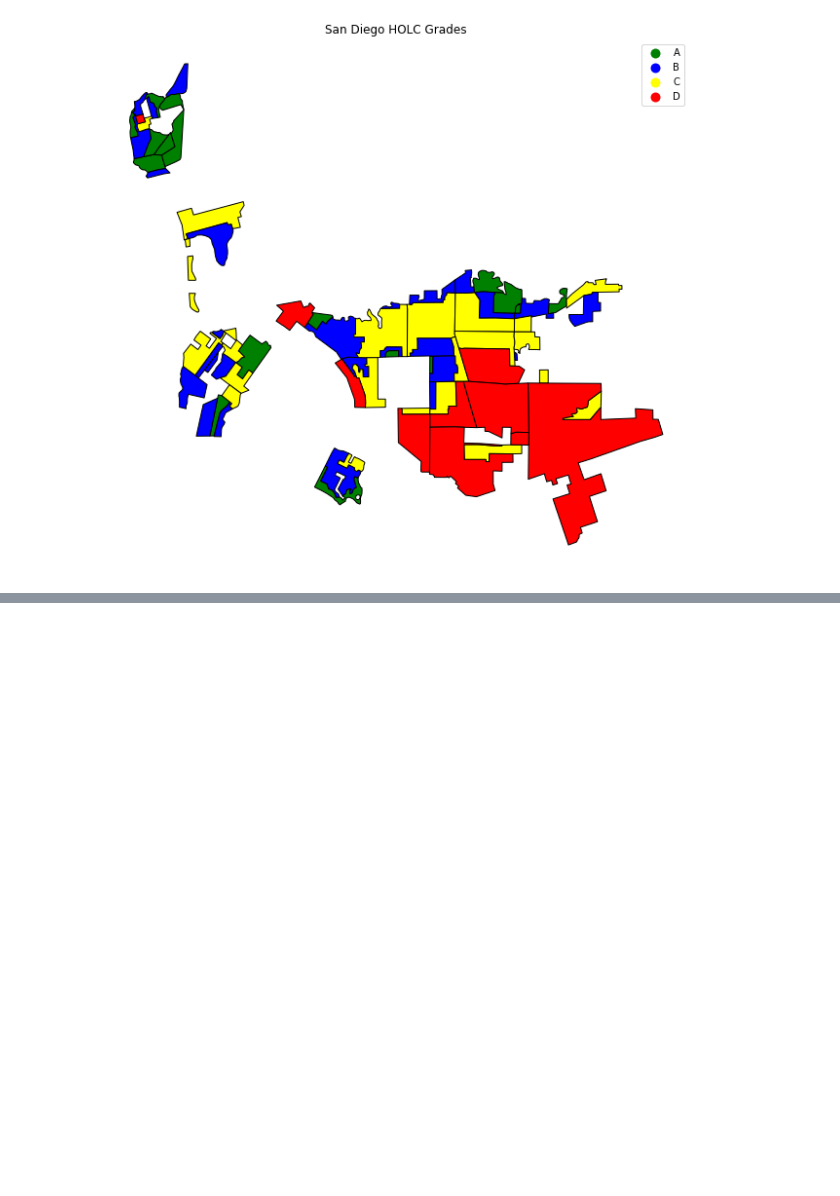
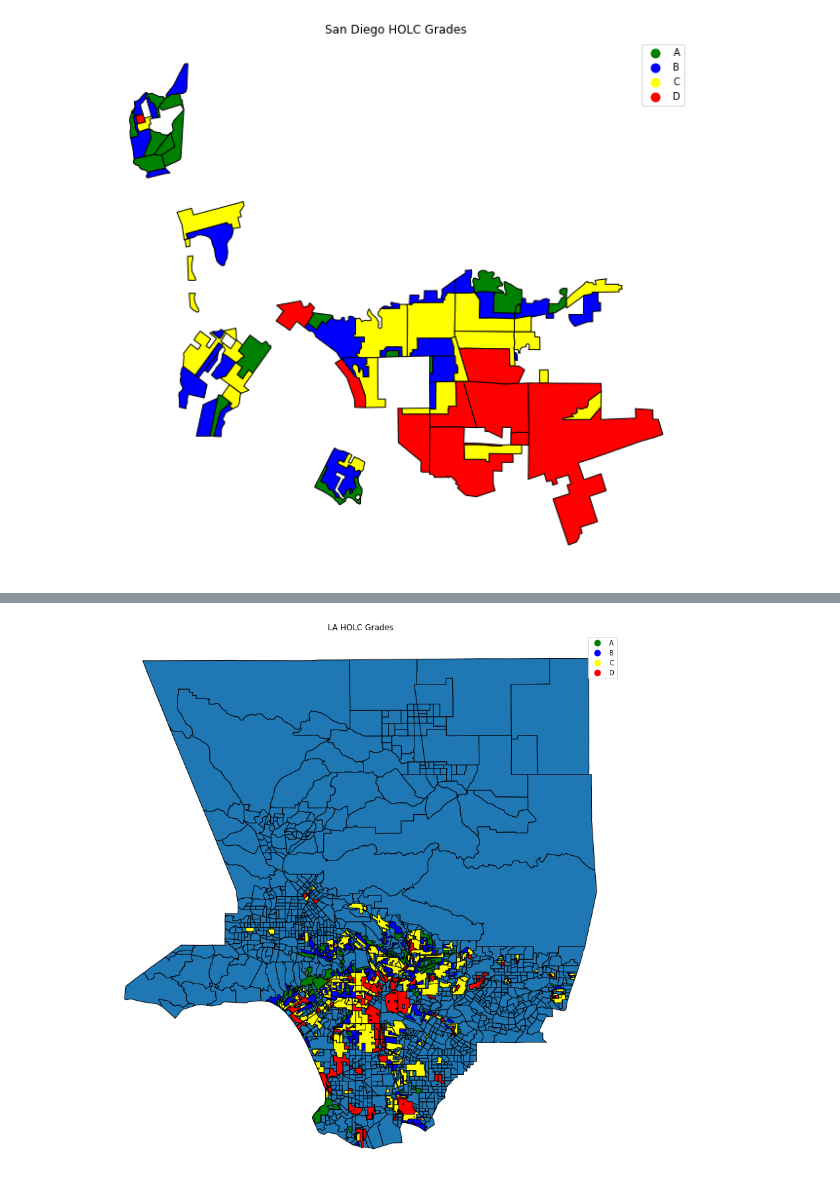
Before and after one commit to ds-modules/espm-c167, a Jupyter notebook: Lab2-Draft/Rebekah-Soc88/HOLC_espm.ipynb, the cells around one changed output, grey strips where cells are left out. Drawn from its saved outputs; the diff is of its cells as text; code cells hidden in the pictures; blank space fills up the shorter version.

Commit message:
county_overlaid

```diff
--- a/Lab2-Draft/Rebekah-Soc88/HOLC_espm.ipynb
+++ b/Lab2-Draft/Rebekah-Soc88/HOLC_espm.ipynb
@@ -113,0 +119,3 @@ plt.axis('off');
+# %%
+census2000 = gpd.read_file("census2000")
+census2000.head()
@@ -113,0 +129,19 @@ plt.axis('off');
+# %%
+la_county = census2000[census2000['COUNTY']=='037']
+
+geometries_str = la_county['geometry'].apply(lambda x: x.wkt).values
+n = la_county[['33.4' not in i for i in geometries_str]]
+
+geometries_str2 = n['geometry'].apply(lambda x: x.wkt).values
+n2 = n[['33.3' not in i for i in geometries_str2]]
+
+geometries_str3 = n2['geometry'].apply(lambda x: x.wkt).values
+n3 = n2[['32.9' not in i for i in geometries_str3]]
+# %%
+base = n3.plot(figsize=(15, 15))
+holc_cmap = ListedColormap(['green', 'blue', 'yellow', 'red'], name='holc_colors')
+la_import.plot(ax= base, column = 'holc_grade', cmap = holc_cmap, legend = True, figsize=[18, 10])
+plt.title('LA HOLC Grades')
+plt.axis('off');
+# %% [output]
+[figure, added]
```
Also changed, not shown: parts of 15 cells of this notebook.
